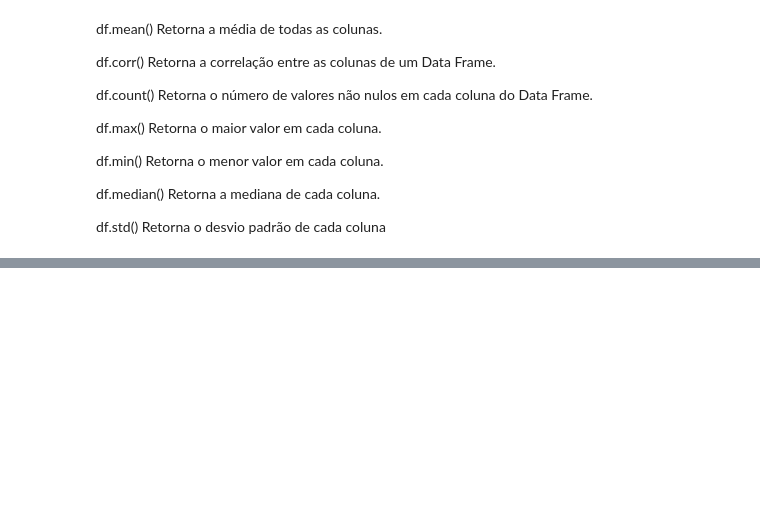
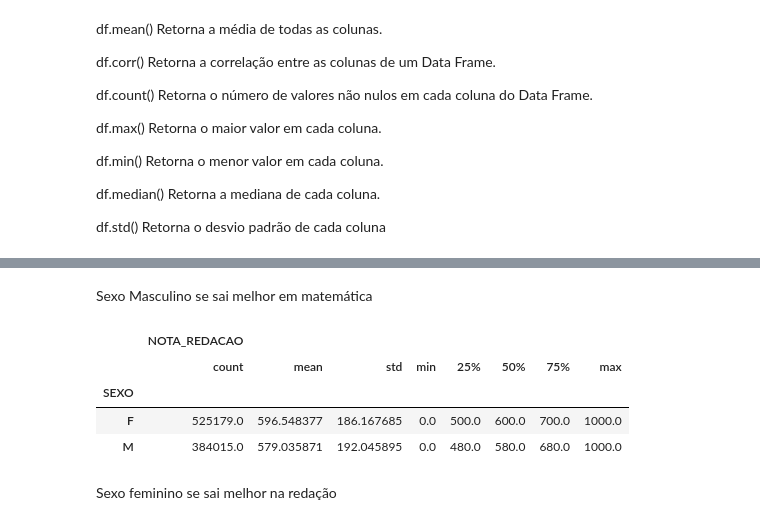
Before and after one commit to harleiaki/Nota_Enem, a Jupyter notebook: Nota_Enem1.ipynb, the cells around one changed output, grey strips where cells are left out. Saved outputs shown, nothing was run; the diff lists cells and outputs as text; code cells hidden in the pictures; blank space fills up the shorter version.

```diff
--- a/Nota_Enem1.ipynb
+++ b/Nota_Enem1.ipynb
@@ -249,0 +258,12 @@ df.std() Retorna o desvio padrão de cada coluna
+# %% [markdown]
+Sexo Masculino se sai melhor em matemática
+# %%
+df[['SEXO', 'NOTA_REDACAO']].groupby('SEXO').describe()
+# %% [output]
+|  | NOTA_REDACAO |  |  |  |  |  |  |  |
+|  | count | mean | std | min | 25% | 50% | 75% | max |
+| SEXO |  |  |  |  |  |  |  |  |
+| F | 525179.0 | 596.548377 | 186.167685 | 0.0 | 500.0 | 600.0 | 700.0 | 1000.0 |
+| M | 384015.0 | 579.035871 | 192.045895 | 0.0 | 480.0 | 580.0 | 680.0 | 1000.0 |
+# %% [markdown]
+Sexo feminino se sai melhor na redação
```
Also changed, not shown: parts of 1 cell of this notebook.
